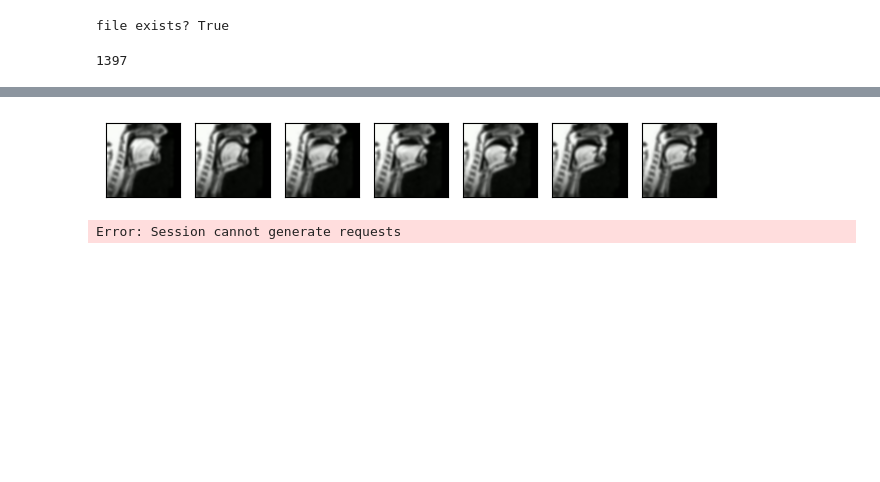
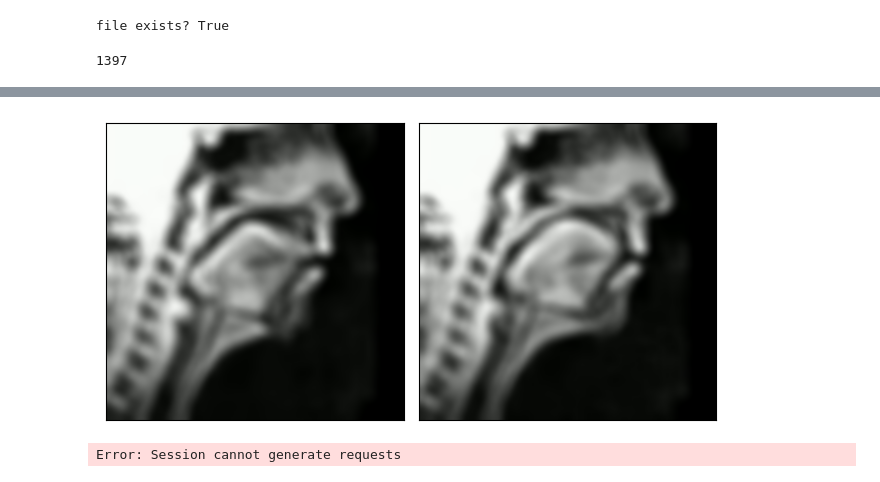
Before and after one commit to mishined/FYP, a Jupyter notebook: RAFT_for_all.ipynb, the cells around one changed output, grey strips where cells are left out. Saved outputs shown, nothing was run; the diff lists cells and outputs as text; code cells hidden in the pictures; blank space fills up the shorter version.

```diff
--- a/RAFT_for_all.ipynb
+++ b/RAFT_for_all.ipynb
@@ -161,7 +162,7 @@ len(img1_batch)
-# %%
-plot(img1_batch)
-# %% [output]
-[figure, removed]
+# %%
+plot(a[0][0])
+# %% [output]
+[figure, added]
 # %%
 
 from torchvision.models.optical_flow import Raft_Large_Weights
```
Also changed, not shown: parts of 10 cells of this notebook, 3 other files.
